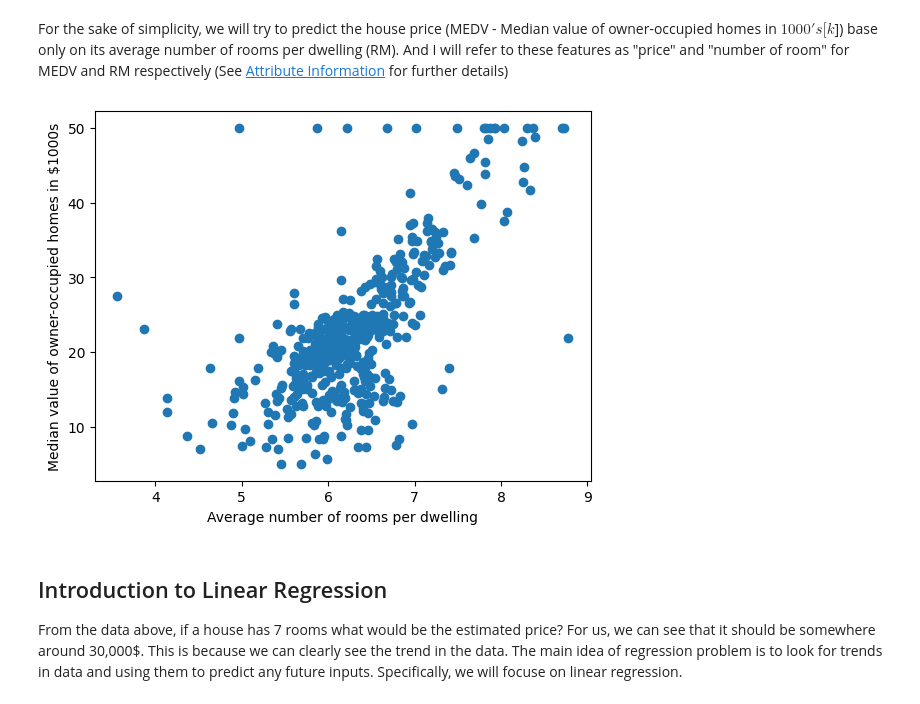
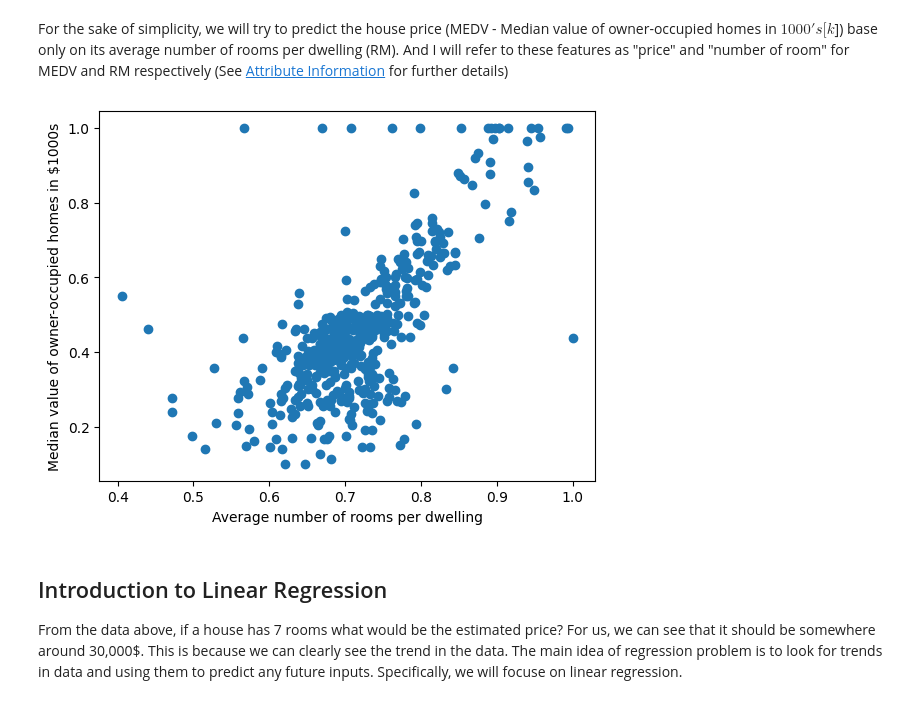
Before and after one commit to sokmontrey/machine-learning, a Jupyter notebook: linear-regression/main.ipynb, the cells around one changed output. Cells and saved outputs as stored; diff of their text form; code cells hidden in the pictures.

```diff
--- a/linear-regression/main.ipynb
+++ b/linear-regression/main.ipynb
@@ -23,0 +10,6 @@ df.describe()
+# %%
+# please download the dataset from:
+# https://www.kaggle.com/datasets/fedesoriano/the-boston-houseprice-data/data
+# and save it in the datasets folder (directly in the project folder)
+df = pd.read_csv('../datasets/boston.csv')
+df.describe()
@@ -24,13 +26,24 @@ df.describe()
 # %% [markdown]
 For the sake of simplicity, we will try to predict the house price (MEDV - Median value of owner-occupied homes in $1000's [k$]) base only on its average number of rooms per dwelling (RM). And I will refer to these features as "price" and "number of room" for MEDV and RM respectively (See [Attribute Information](https://www.kaggle.com/datasets/fedesoriano/the-boston-houseprice-data/data) for further details)
 # %%
-dataset = df.loc[:, ["RM", "MEDV"]].values
-plt.scatter(dataset[:, 0], dataset[:, 1])
-plt.xlabel('Average number of rooms per dwelling')
-plt.ylabel('Median value of owner-occupied homes in $1000s')
-plt.show()
+def plot(inputs, outputs, predictions=None, is_show=True):
+    plt.xlabel('Average number of rooms per dwelling')
+    plt.ylabel('Median value of owner-occupied homes in $1000s')
+    plt.scatter(inputs, outputs)
+    if predictions is not None:
+        plt.plot(inputs, predictions, color='red')
+    if is_show:
+        plt.show()
-# %% [output]
-[figure, removed]
+# %%
+rooms = df["RM"].values
+true_prices = df["MEDV"].values
+
+rooms /= rooms.max()
+true_prices /= true_prices.max()
+
+plot(rooms, true_prices)
+# %% [output]
+[figure, added]
 # %% [markdown]
 ## Introduction to Linear Regression
 From the data above, if a house has 7 rooms what would be the estimated price? For us, we can see that it should be somewhere around 30,000$. This is because we can clearly see the trend in the data. The main idea of regression problem is to look for trends in data and using them to predict any future inputs. Specifically, we will focuse on linear regression.
```
Also changed, not shown: parts of 23 cells of this notebook, 2 other files.
